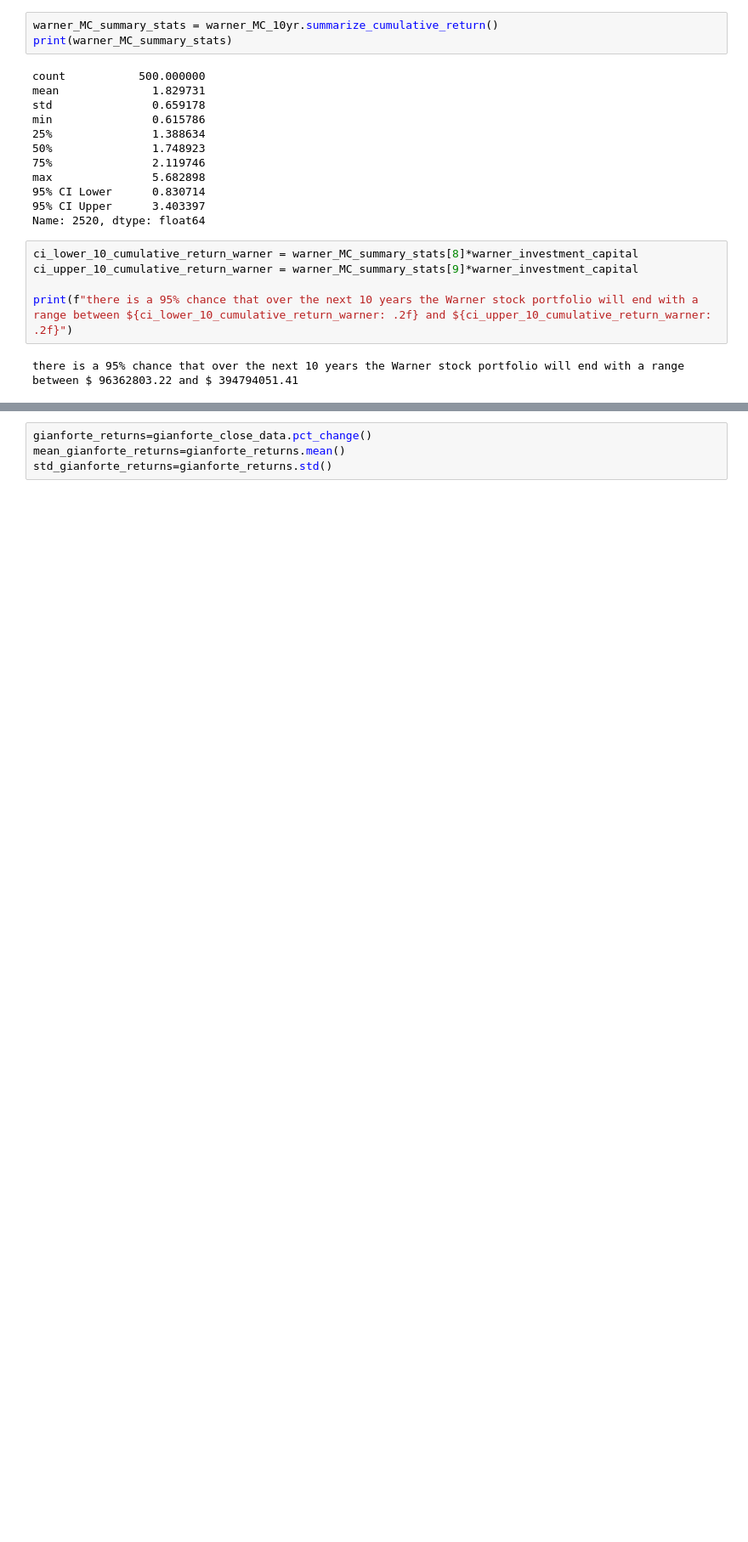
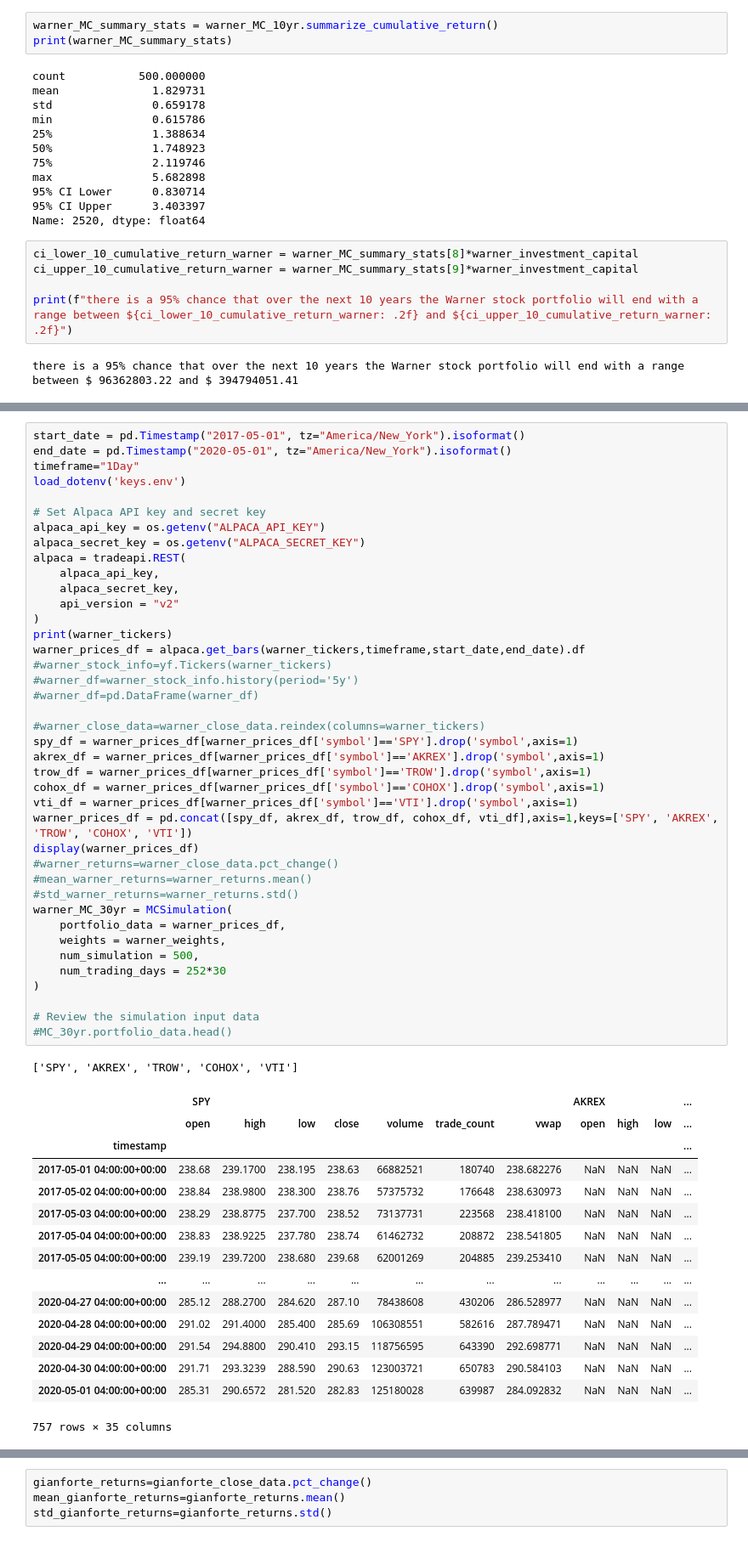
Before and after one commit to anuraggargLTI/module_8_project_1, a Jupyter notebook: politician_stocks.ipynb, the cells around one changed output, grey strips where cells are left out. Shown: that part at 85% size. Saved outputs shown, nothing was run; the diff lists cells and outputs as text; blank space fills up the shorter version.

Commit message:
MC simulations 3 politician portfolios. simulations were running fine yesterday, but now there's a keyerror 'close'

```diff
--- a/politician_stocks.ipynb
+++ b/politician_stocks.ipynb
@@ -396,0 +382,57 @@ display(warner_close_data)
+# %%
+start_date = pd.Timestamp("2017-05-01", tz="America/New_York").isoformat()
+end_date = pd.Timestamp("2020-05-01", tz="America/New_York").isoformat()
+timeframe="1Day"
+load_dotenv('keys.env')
+
+# Set Alpaca API key and secret key
+alpaca_api_key = os.getenv("ALPACA_API_KEY")
+alpaca_secret_key = os.getenv("ALPACA_SECRET_KEY")
+alpaca = tradeapi.REST(
+    alpaca_api_key,
+    alpaca_secret_key,
+    api_version = "v2"
+)
+print(warner_tickers)
+warner_prices_df = alpaca.get_bars(warner_tickers,timeframe,start_date,end_date).df
+#warner_stock_info=yf.Tickers(warner_tickers)
+#warner_df=warner_stock_info.history(period='5y')
+#warner_df=pd.DataFrame(warner_df)
+
+#warner_close_data=warner_close_data.reindex(columns=warner_tickers)
+spy_df = warner_prices_df[warner_prices_df['symbol']=='SPY'].drop('symbol',axis=1)
+akrex_df = warner_prices_df[warner_prices_df['symbol']=='AKREX'].drop('symbol',axis=1)
+trow_df = warner_prices_df[warner_prices_df['symbol']=='TROW'].drop('symbol',axis=1)
+cohox_df = warner_prices_df[warner_prices_df['symbol']=='COHOX'].drop('symbol',axis=1)
+vti_df = warner_prices_df[warner_prices_df['symbol']=='VTI'].drop('symbol',axis=1)
+warner_prices_df = pd.concat([spy_df, akrex_df, trow_df, cohox_df, vti_df],axis=1,keys=['SPY', 'AKREX', 'TROW', 'COHOX', 'VTI'])
+display(warner_prices_df)
+#warner_returns=warner_close_data.pct_change()
+#mean_warner_returns=warner_returns.mean()
+#std_warner_returns=warner_returns.std()
+warner_MC_30yr = MCSimulation(
+    portfolio_data = warner_prices_df,
+    weights = warner_weights,
+    num_simulation = 500,
+    num_trading_days = 252*30
+)
+
+# Review the simulation input data
+#MC_30yr.portfolio_data.head()
+# %% [output]
+['SPY', 'AKREX', 'TROW', 'COHOX', 'VTI']
+|  | SPY |  |  |  |  |  |  | AKREX |  |  | ... |
+|  | open | high | low | close | volume | trade_count | vwap | open | high | low | ... |
+| timestamp |  |  |  |  |  |  |  |  |  |  | ... |
+| 2017-05-01 04:00:00+00:00 | 238.68 | 239.1700 | 238.195 | 238.63 | 66882521 | 180740 | 238.682276 | NaN | NaN | NaN | ... |
+| 2017-05-02 04:00:00+00:00 | 238.84 | 238.9800 | 238.300 | 238.76 | 57375732 | 176648 | 238.630973 | NaN | NaN | NaN | ... |
+| 2017-05-03 04:00:00+00:00 | 238.29 | 238.8775 | 237.700 | 238.52 | 73137731 | 223568 | 238.418100 | NaN | NaN | NaN | ... |
+| 2017-05-04 04:00:00+00:00 | 238.83 | 238.9225 | 237.780 | 238.74 | 61462732 | 208872 | 238.541805 | NaN | NaN | NaN | ... |
+| 2017-05-05 04:00:00+00:00 | 239.19 | 239.7200 | 238.680 | 239.68 | 62001269 | 204885 | 239.253410 | NaN | NaN | NaN | ... |
+| ... | ... | ... | ... | ... | ... | ... | ... | ... | ... | ... | ... |
+| 2020-04-27 04:00:00+00:00 | 285.12 | 288.2700 | 284.620 | 287.10 | 78438608 | 430206 | 286.528977 | NaN | NaN | NaN | ... |
+| 2020-04-28 04:00:00+00:00 | 291.02 | 291.4000 | 285.400 | 285.69 | 106308551 | 582616 | 287.789471 | NaN | NaN | NaN | ... |
+| 2020-04-29 04:00:00+00:00 | 291.54 | 294.8800 | 290.410 | 293.15 | 118756595 | 643390 | 292.698771 | NaN | NaN | NaN | ... |
+| 2020-04-30 04:00:00+00:00 | 291.71 | 293.3239 | 288.590 | 290.63 | 123003721 | 650783 | 290.584103 | NaN | NaN | NaN | ... |
+| 2020-05-01 04:00:00+00:00 | 285.31 | 290.6572 | 281.520 | 282.83 | 125180028 | 639987 | 284.092832 | NaN | NaN | NaN | ... |
+757 rows × 35 columns
```
Also changed, not shown: parts of 21 cells of this notebook.
